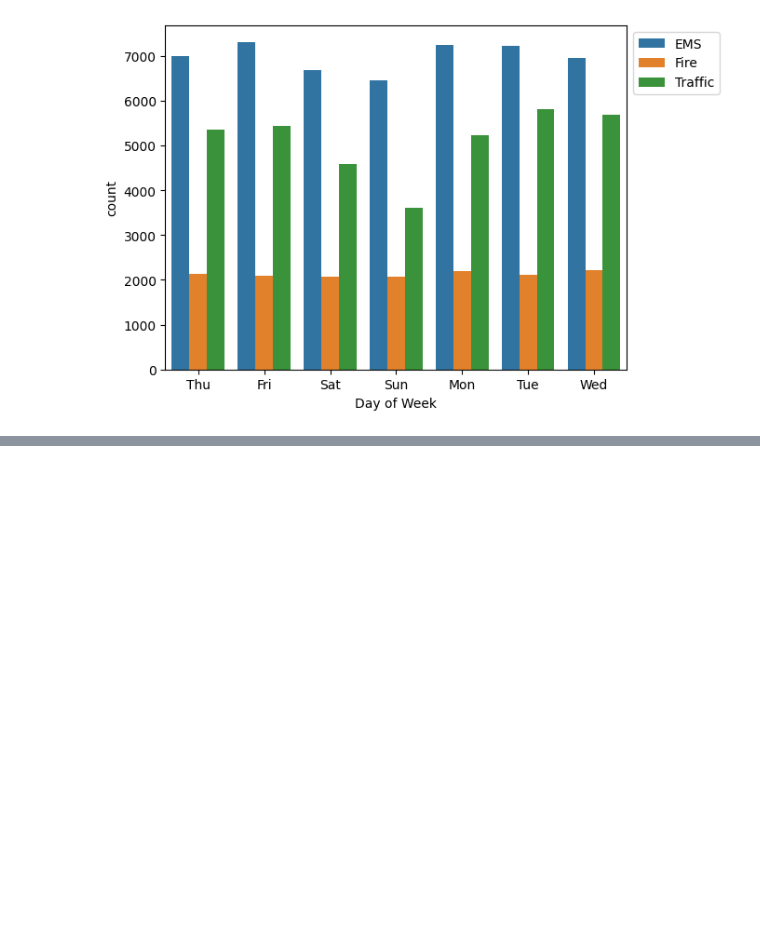
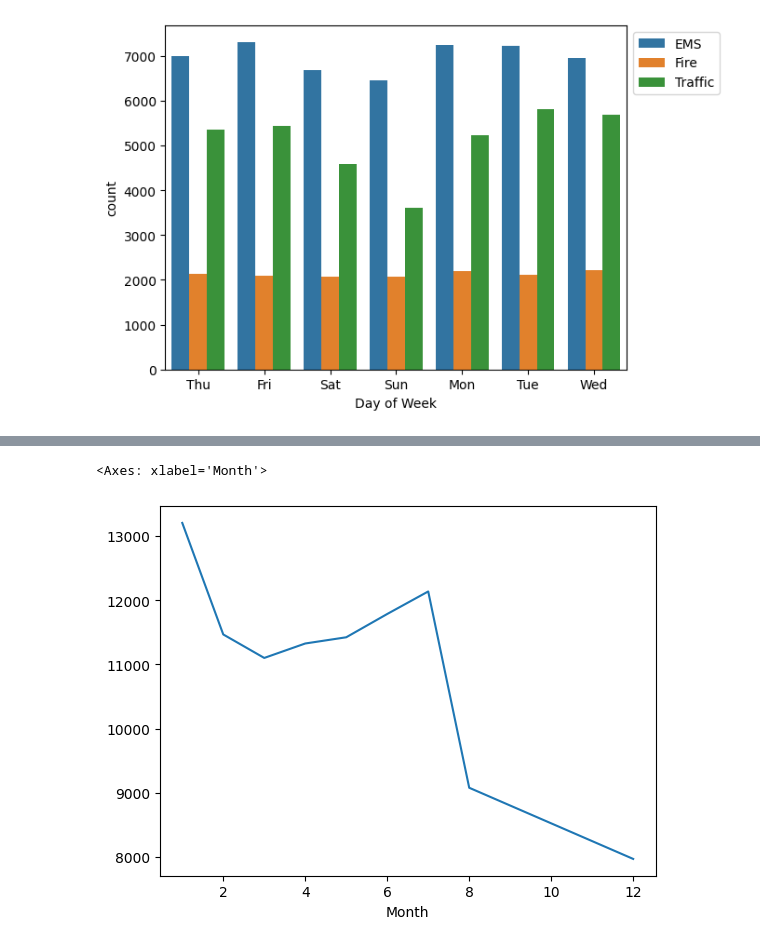
Before and after one commit to mfthrq/911-capstone-project, a Jupyter notebook: index.ipynb, the cells around one changed output, grey strips where cells are left out. Saved outputs shown, nothing was run; the diff lists cells and outputs as text; code cells hidden in the pictures; blank space fills up the shorter version.

```diff
--- a/index.ipynb
+++ b/index.ipynb
@@ -184,0 +195,3 @@ plt.legend(bbox_to_anchor=(1,1), loc=2)
+# %%
+byMonth = data.groupby('Month').count()
+byMonth
@@ -184,0 +210,5 @@ plt.legend(bbox_to_anchor=(1,1), loc=2)
+# %%
+byMonth['lat'].plot()
+# %% [output]
+<Axes: xlabel='Month'>
+[figure, added]
```
Also changed, not shown: parts of 26 cells of this notebook.
